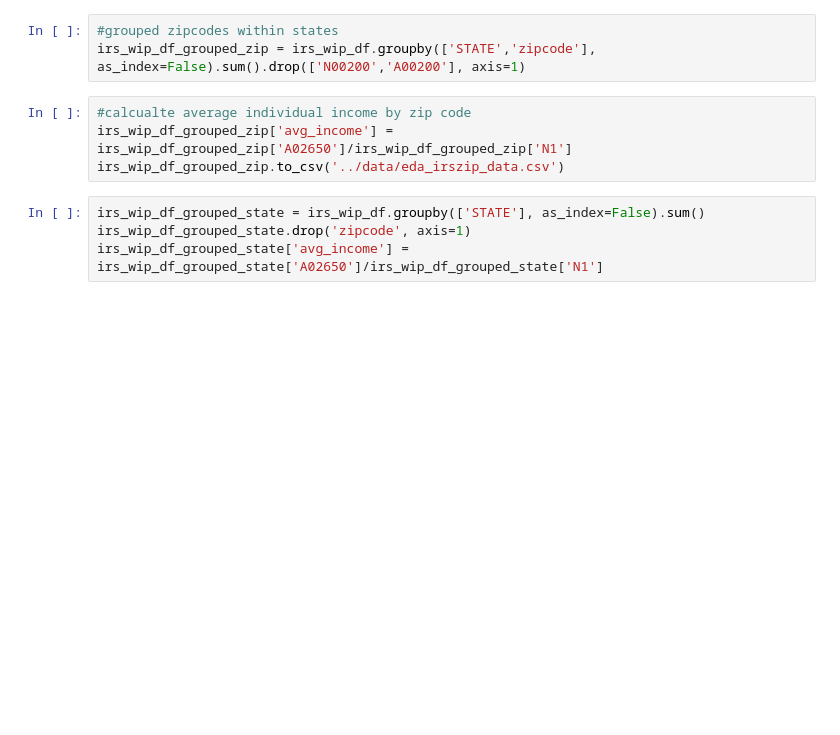
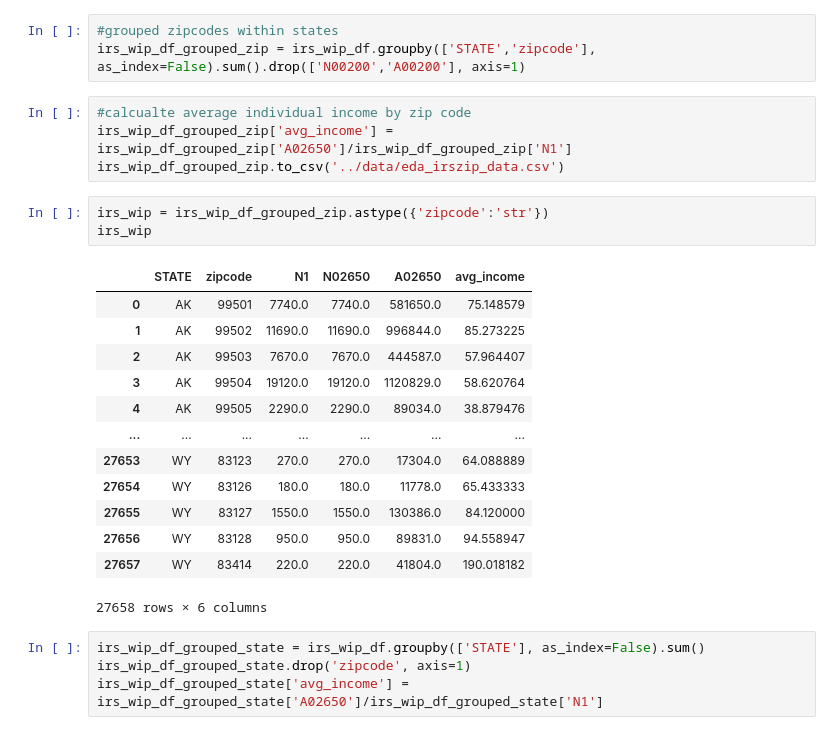
Before and after one commit to lesro/change_unlimited, a Jupyter notebook: notebooks/day2_df_review_merge.ipynb, the cells around one changed output. Saved outputs shown, nothing was run; the diff lists cells and outputs as text; blank space fills up the shorter version.

Commit message:
added eda tables

```diff
--- a/notebooks/day2_df_review_merge.ipynb
+++ b/notebooks/day2_df_review_merge.ipynb
@@ -76,6 +76,23 @@ irs_wip_df_grouped_zip = irs_wip_df.groupby(['STATE','zipcode'], as_index=False)
 #calcualte average individual income by zip code
 irs_wip_df_grouped_zip['avg_income'] = irs_wip_df_grouped_zip['A02650']/irs_wip_df_grouped_zip['N1']
 irs_wip_df_grouped_zip.to_csv('../data/eda_irszip_data.csv')
+# %%
+irs_wip = irs_wip_df_grouped_zip.astype({'zipcode':'str'})
+irs_wip
+# %% [output]
+|  | STATE | zipcode | N1 | N02650 | A02650 | avg_income |
+| 0 | AK | 99501 | 7740.0 | 7740.0 | 581650.0 | 75.148579 |
+| 1 | AK | 99502 | 11690.0 | 11690.0 | 996844.0 | 85.273225 |
+| 2 | AK | 99503 | 7670.0 | 7670.0 | 444587.0 | 57.964407 |
+| 3 | AK | 99504 | 19120.0 | 19120.0 | 1120829.0 | 58.620764 |
+| 4 | AK | 99505 | 2290.0 | 2290.0 | 89034.0 | 38.879476 |
+| ... | ... | ... | ... | ... | ... | ... |
+| 27653 | WY | 83123 | 270.0 | 270.0 | 17304.0 | 64.088889 |
+| 27654 | WY | 83126 | 180.0 | 180.0 | 11778.0 | 65.433333 |
+| 27655 | WY | 83127 | 1550.0 | 1550.0 | 130386.0 | 84.120000 |
+| 27656 | WY | 83128 | 950.0 | 950.0 | 89831.0 | 94.558947 |
+| 27657 | WY | 83414 | 220.0 | 220.0 | 41804.0 | 190.018182 |
+27658 rows × 6 columns
 # %%
 irs_wip_df_grouped_state = irs_wip_df.groupby(['STATE'], as_index=False).sum()
 irs_wip_df_grouped_state.drop('zipcode', axis=1)
```
Also changed, not shown: parts of 10 cells of this notebook.
